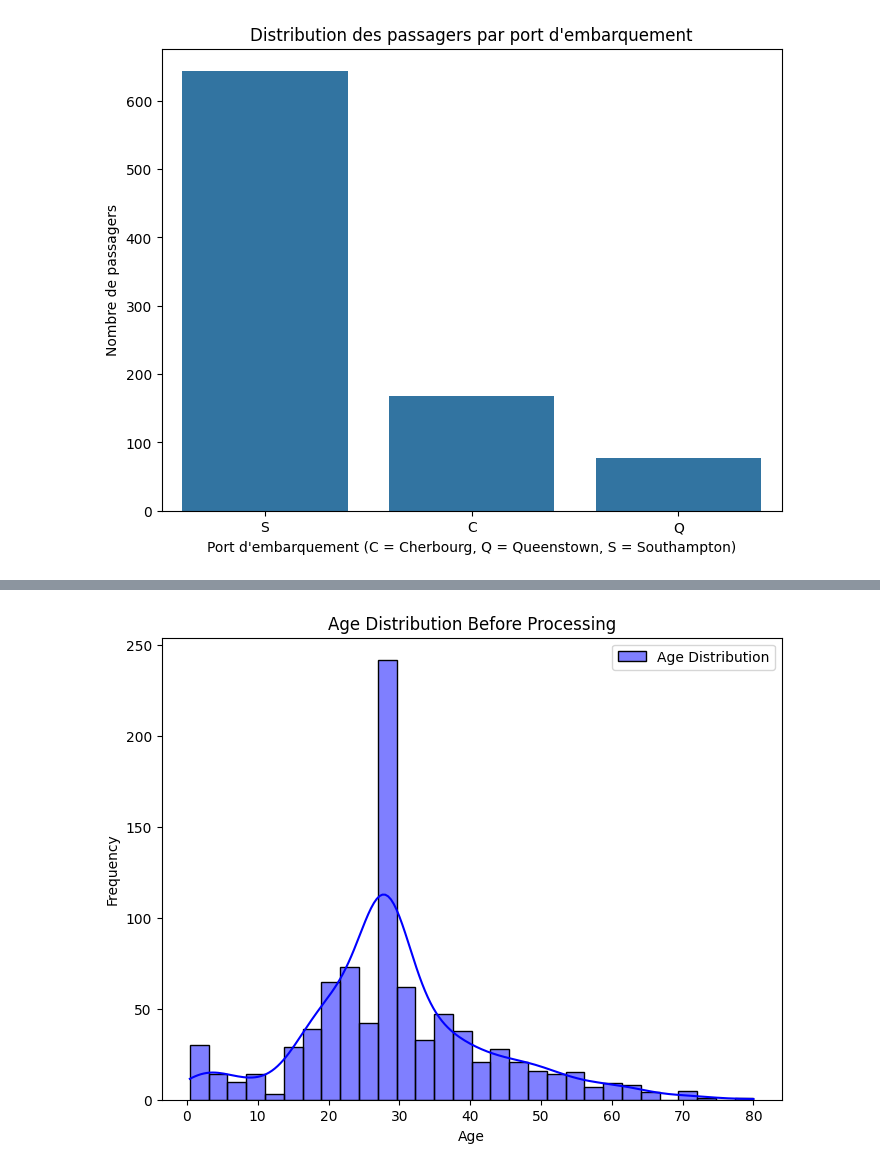
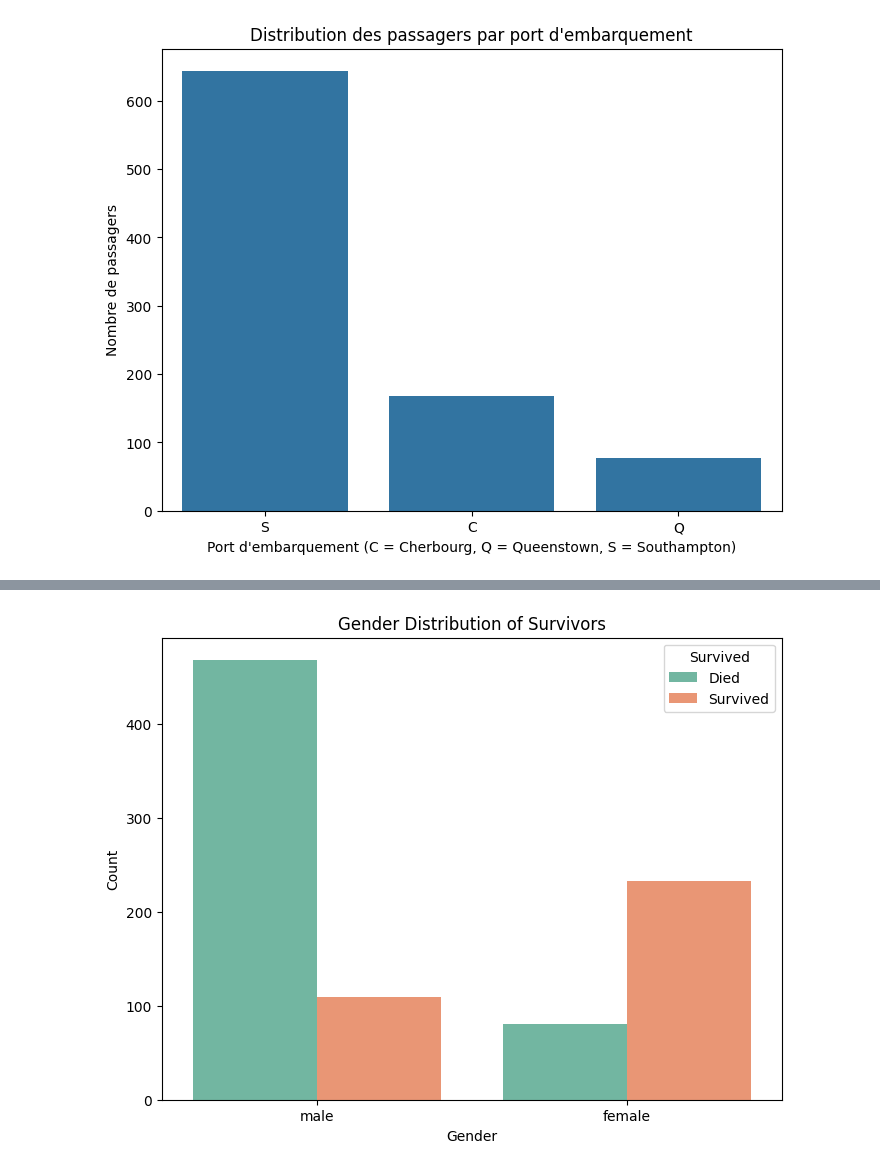
Before and after one commit to Ewnn/MachineLearning, a Jupyter notebook: LogisticRegression/main.ipynb, the cells around one changed output, grey strips where cells are left out. Cells and saved outputs as stored; diff of their text form; code cells hidden in the pictures.

```diff
--- a/LogisticRegression/main.ipynb
+++ b/LogisticRegression/main.ipynb
@@ -132,0 +151,6 @@ For example, when doing 'df[col].method(value, inplace=True)', try using 'df.met
+# %%
+# Create the 'TravelAlone' feature
+train_data['TravelAlone'] = ((train_data['SibSp'] == 0) & (train_data['Parch'] == 0)).astype(int)
+
+# Display the output with selected columns
+print(train_data[['PassengerId', 'Survived', 'Pclass', 'Name', 'Sex', 'Age', 'Ticket', 'Fare', 'Embarked', 'TravelAlone']].head())
@@ -186,0 +270,6 @@ KeyError: "['Cabin'] not found in axis"
+# %%
+# Create the "IsMinor" variable
+train_data['IsMinor'] = (train_data['Age'] < 16).astype(int)
+
+# Verify the new column
+print(train_data[['PassengerId', 'Age', 'IsMinor']].head())
@@ -187,13 +316,11 @@ KeyError: "['Cabin'] not found in axis"
 # %%
-# 6. Exploratory Data Analysis - Visualizations
-
-# Age Distribution
-plt.figure(figsize=(8, 6))
-sns.histplot(train_data['Age'], kde=True, color='blue', label='Age Distribution')
-plt.title('Age Distribution Before Processing')
-plt.xlabel('Age')
-plt.ylabel('Frequency')
-plt.legend()
+# Plot survival by gender
+plt.figure(figsize=(8,6))
+sns.countplot(data=train_data, x='Sex', hue='Survived', palette='Set2')
+plt.title('Gender Distribution of Survivors')
+plt.xlabel('Gender')
+plt.ylabel('Count')
+plt.legend(title='Survived', labels=['Died', 'Survived'])
 plt.show()
 # %% [output]
-[figure, old version]
+[figure, new version]
```
Also changed, not shown: parts of 23 cells of this notebook.
